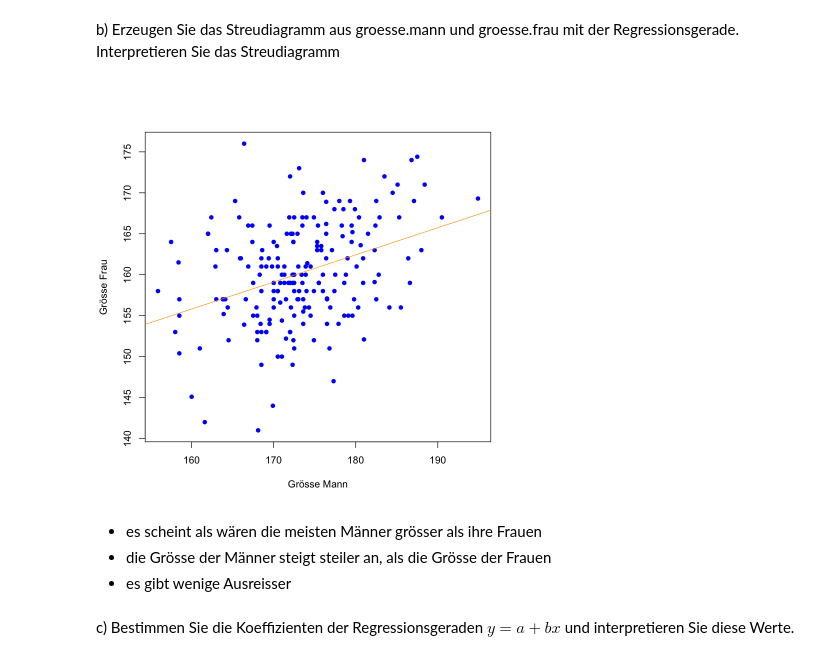
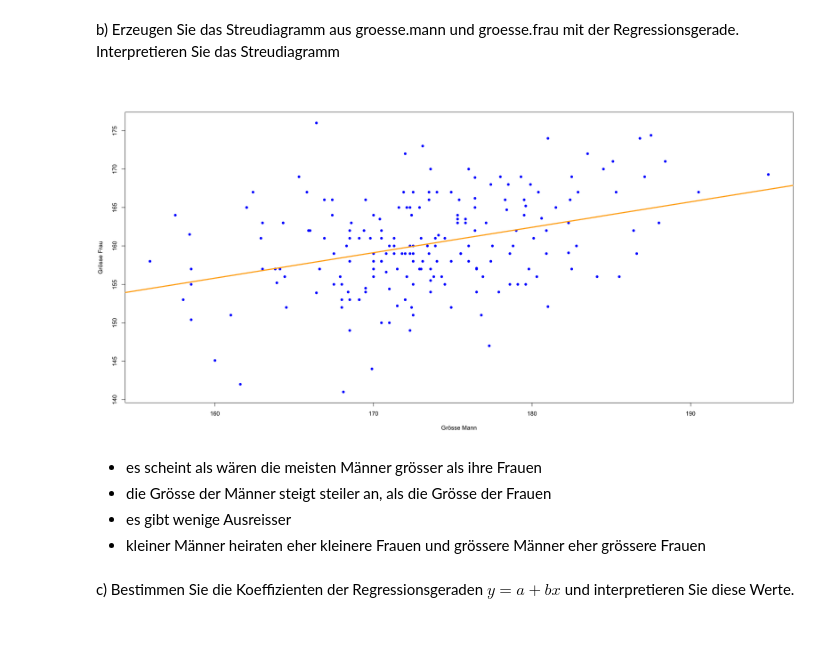
Before and after one commit to Joelius300/hslu-astat-StephanStofer, a Jupyter notebook: exercises/series03.ipynb, the cells around one changed output. Drawn from its saved outputs; the diff is of its cells as text; code cells hidden in the pictures; blank space fills up the shorter version.

```diff
--- a/exercises/series03.ipynb
+++ b/exercises/series03.ipynb
@@ -57,17 +58,18 @@ Interpretieren Sie das Streudiagramm
 # %%
 plot(mannfrau$groesse.mann, mannfrau$groesse.frau,
     xlab="Grösse Mann",
     ylab="Grösse Frau",
     pch=16,
     col="blue"
 )
-abline(lm(mannfrau$groesse.frau ~ mannfrau$groesse.mann), col = "orange")
+abline(lm(mannfrau$groesse.frau ~ mannfrau$groesse.mann), lwd=3, col = "orange")
 # %% [output]
-[figure, old version]
+[figure, new version]
 # %% [markdown]
 * es scheint als wären die meisten Männer grösser als ihre Frauen
 * die Grösse der Männer steigt steiler an, als die Grösse der Frauen
 * es gibt wenige Ausreisser
+* kleiner Männer heiraten eher kleinere Frauen und grössere Männer eher grössere Frauen
 # %% [markdown]
 c) Bestimmen Sie die Koeffizienten der Regressionsgeraden $y=a+bx$ und interpretieren Sie diese Werte.
 # %%
```
Also changed, not shown: parts of 17 cells of this notebook.
